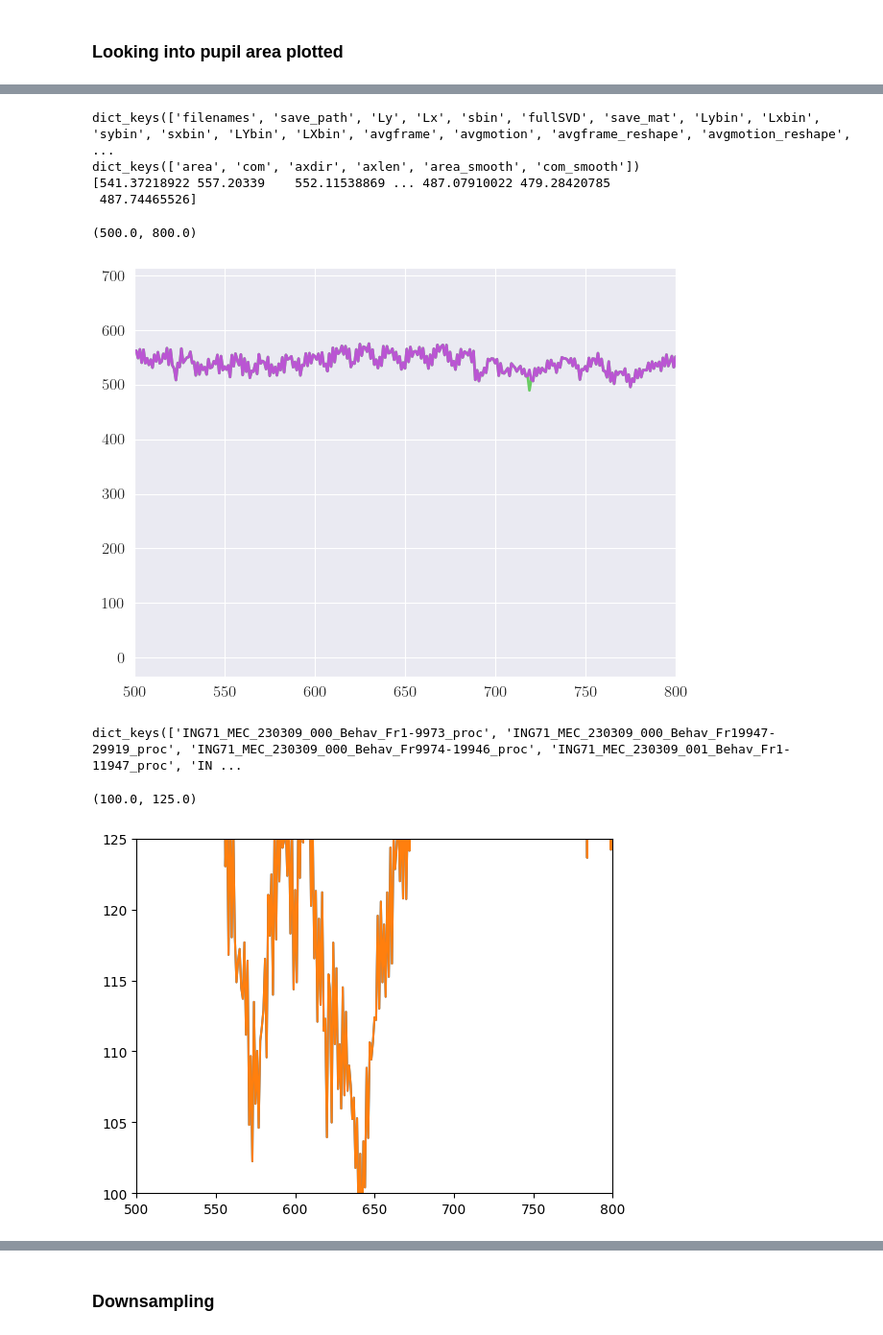
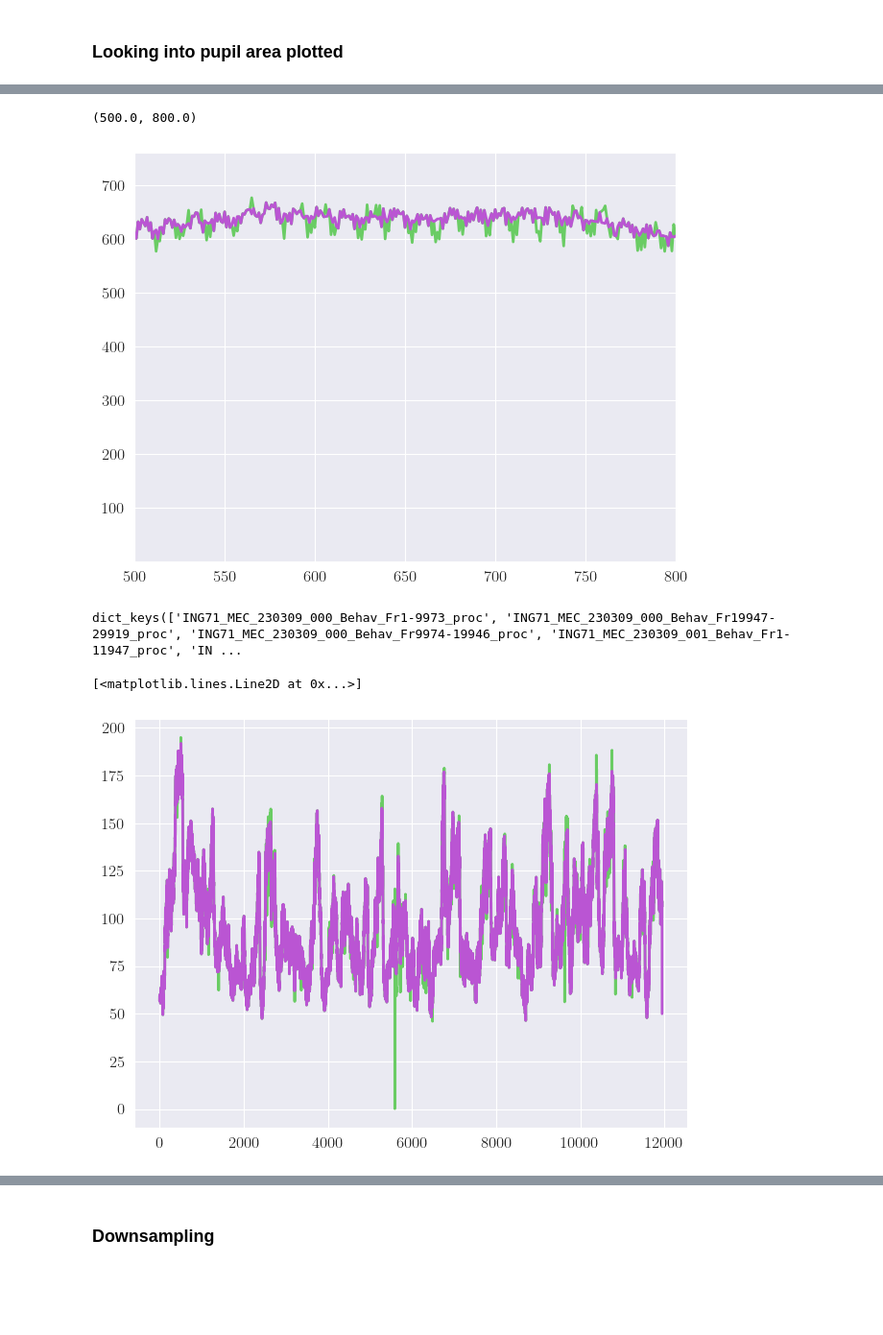
Before and after one commit to EirikSP/MouseProjectGH, a Jupyter notebook: analyse/annalyse.ipynb, the cells around one changed output, grey strips where cells are left out. Shown: that part at 96% size. Saved outputs shown, nothing was run; the diff lists cells and outputs as text; code cells hidden in the pictures; blank space fills up the shorter version.

Commit message:
Analysis on the other data within 'proc'

```diff
--- a/analyse/annalyse.ipynb
+++ b/analyse/annalyse.ipynb
@@ -16,3 +59,8 @@ OMP: Info #276: omp_set_nested routine deprecated, please use omp_set_max_active
+# %%
+# resultfolder = "/Volumes/T7/ING71_MEC_230309/AVI/resultsnpy"
+resultfolder = "/Users/annapaulinehjertvikaasen/Documents/2. UiO/Sommerjobb - Frederik/Sommerjobb 2023/MouseProject/ING71_MEC_230309/AVI/resultsnpy"
+
+procs = create_procs(resultfolder)
 # %% [markdown]
 ### Looking into pupil area plotted
 # %%
@@ -32,20 +82,12 @@ for filename in list(procs.keys())[::5]:
-# %%
-print(proc.keys())
-print(proc['pupil'][0].keys())
-print(proc['pupil'][0]['area'])
-# %% [output]
-dict_keys(['filenames', 'save_path', 'Ly', 'Lx', 'sbin', 'fullSVD', 'save_mat', 'Lybin', 'Lxbin', 'sybin', 'sxbin', 'LYbin', 'LXbin', 'avgframe', 'avgmotion', 'avgframe_reshape', 'avgmotion_reshape',  ...
-dict_keys(['area', 'com', 'axdir', 'axlen', 'area_smooth', 'com_smooth'])
-[541.37218922 557.20339    552.11538869 ... 487.07910022 479.28420785
- 487.74465526]
 # %%
+proc = list(procs.values())[-1]
+
 plt.plot(proc['pupil'][0]['area'])
 plt.plot(proc['pupil'][0]['area_smooth'])
 plt.xlim((500,800))
-# plt.ylim((600,700))
 # %% [output]
 (500.0, 800.0)
-[figure, old version]
+[figure, new version]
 # %%
 print(procs.keys())
 # %% [output]
@@ -53,8 +95,8 @@ dict_keys(['ING71_MEC_230309_000_Behav_Fr1-9973_proc', 'ING71_MEC_230309_000_Beh
 # %%
 plt.plot(procs['ING71_MEC_230309_001_Behav_Fr1-11947_proc']['pupil'][0]['area'])
 plt.plot(procs['ING71_MEC_230309_001_Behav_Fr1-11947_proc']['pupil'][0]['area_smooth'])
-plt.xlim((500,800))
-plt.ylim((100,125))
+# plt.xlim((500,800))
+# plt.ylim((100,125))
 # %% [output]
-(100.0, 125.0)
+[<matplotlib.lines.Line2D at 0x...>]
-[figure, old version]
+[figure, new version]
```
Also changed, not shown: parts of 17 cells of this notebook.
